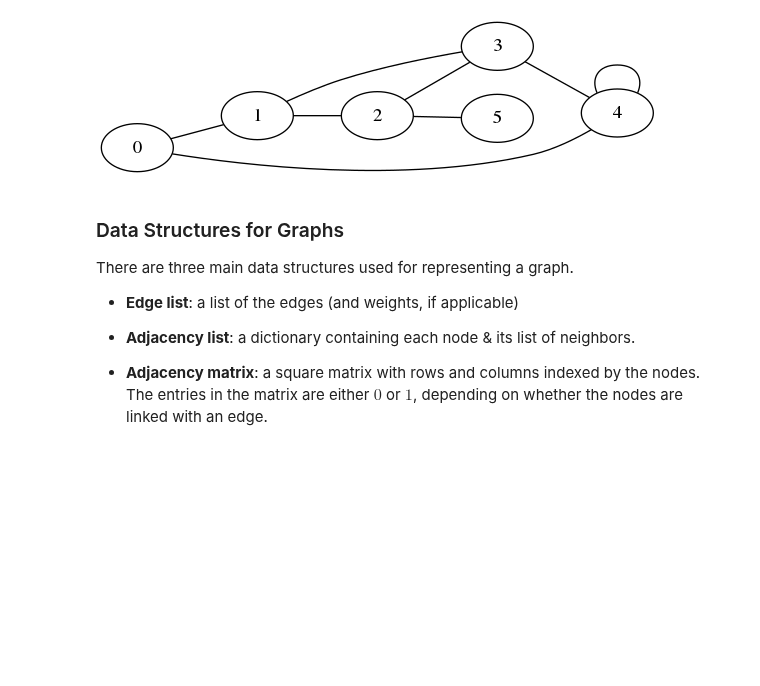
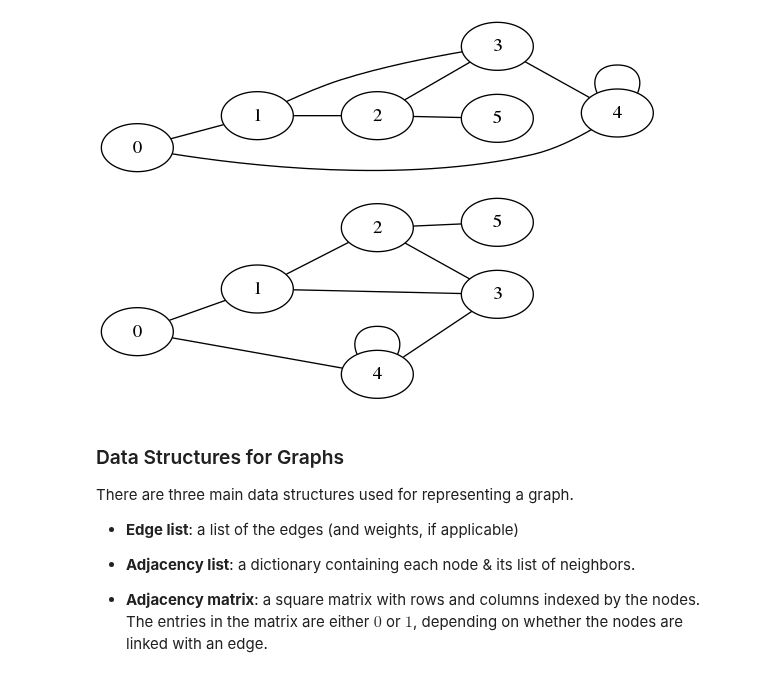
Before and after one commit to wmarshall484/DSI_LECTURES_2, a Jupyter notebook: graphs/moses_marsh/graphs_lecture.ipynb, the cells around one changed output. Drawn from its saved outputs; the diff is of its cells as text; code cells hidden in the pictures; blank space fills up the shorter version.

Commit message:
update moses graph notes

```diff
--- a/graphs/moses_marsh/graphs_lecture.ipynb
+++ b/graphs/moses_marsh/graphs_lecture.ipynb
@@ -153,6 +153,15 @@ G.graph['rankdir'] = 'LR'
 nxpd.draw(G, show='ipynb')
 # %% [output]
 [figure]
+# %%
+edge_list = [(0,1), (0,4), (1,2), (1,3),
+             (2,3), (2,5), (3,4), (4,4)]
+
+G = nx.from_edgelist(edge_list)
+G.graph['rankdir'] = 'LR'
+nxpd.draw(G, show='ipynb')
+# %% [output]
+[figure, added]
 # %% [markdown]
 ### Data Structures for Graphs
 
```
Also changed, not shown: parts of 7 cells of this notebook.
